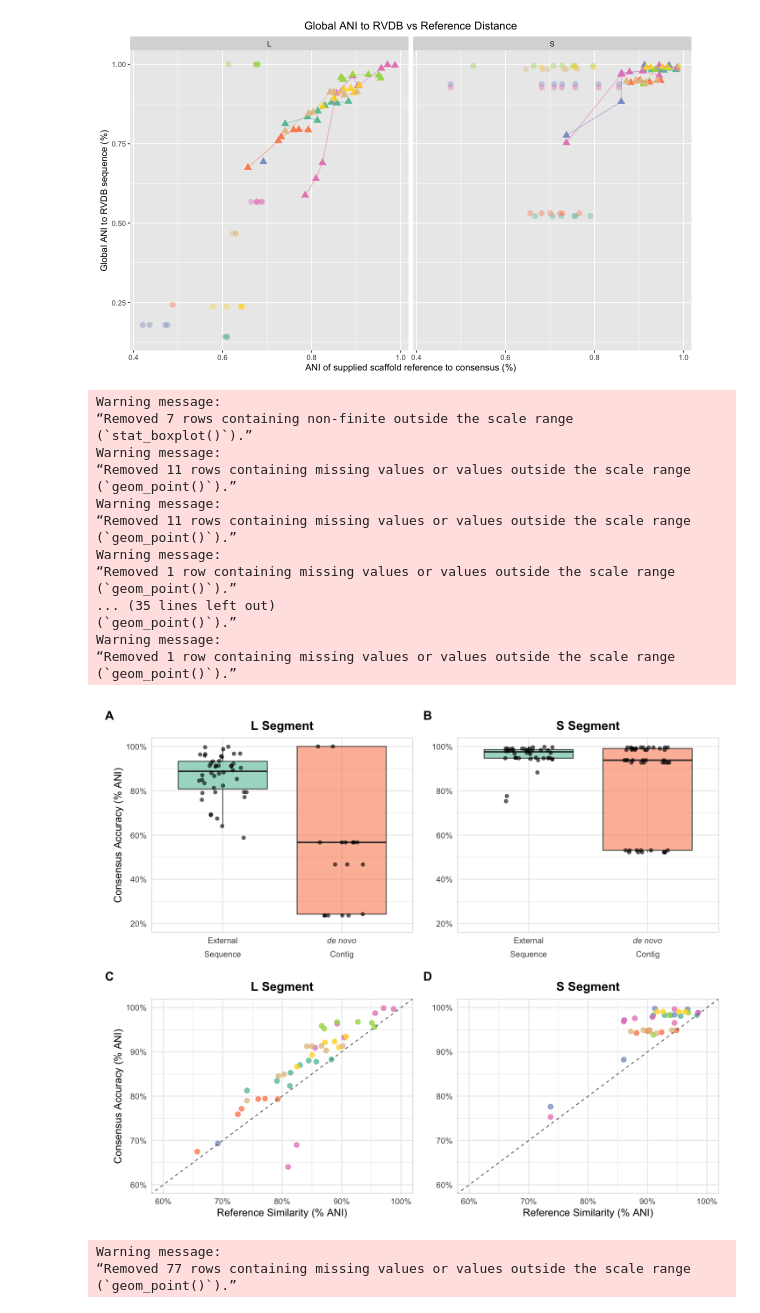
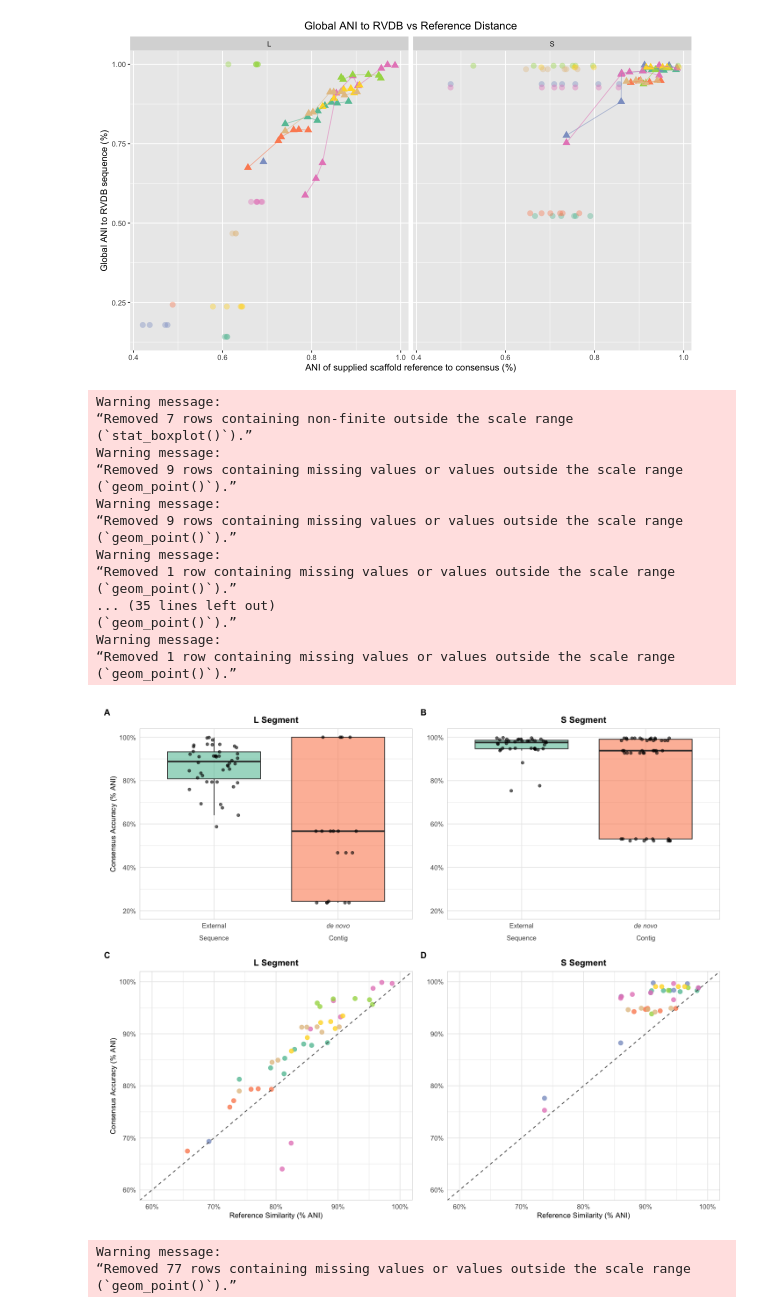
Before and after one commit to Joon-Klaps/nf-core-viralmetagenome-manuscript, a Jupyter notebook: analysis/benchmarking/S3_reference_scaffolding/03_plotting.ipynb, the cells around one changed output. Saved outputs shown, nothing was run; the diff lists cells and outputs as text; code cells hidden in the pictures.

Commit message:
fixing references & update text for more clarity

```diff
--- a/analysis/benchmarking/S3_reference_scaffolding/03_plotting.ipynb
+++ b/analysis/benchmarking/S3_reference_scaffolding/03_plotting.ipynb
@@ -255,18 +255,22 @@ plot_consensus <- consensus_vs_reference %>%
     ) %>%
     tidyr::drop_na(fident, matches, alignment_length)
 
-# Define themes
-theme_box <- theme_minimal(base_size = 14) +
+# Define themes with smaller base size
+theme_box <- theme_minimal(base_size = 11) +
     theme(
         legend.position = "none",
-        plot.title = element_text(face = "bold", hjust = 0.5),
+        plot.title = element_text(face = "bold", hjust = 0.5, size = 12),
+        axis.title = element_text(size = 10),
+        axis.text = element_text(size = 9),
         panel.border = element_rect(colour = "grey80", fill = NA)
     )
 
-theme_scatter <- theme_minimal(base_size = 14) +
+theme_scatter <- theme_minimal(base_size = 11) +
     theme(
         legend.position = "none",
-        plot.title = element_text(face = "bold", hjust = 0.5),
+        plot.title = element_text(face = "bold", hjust = 0.5, size = 12),
+        axis.title = element_text(size = 10),
+        axis.text = element_text(size = 9),
         panel.border = element_rect(colour = "grey80", fill = NA)
     )
 
@@ -274,21 +278,21 @@ theme_scatter <- theme_minimal(base_size = 14) +
 pA <- ggplot(filter(plot_consensus, segment == "L Segment"),
              aes(x = scaffold_type, y = matches / alignment_length, fill = scaffold_type)) +
     geom_boxplot(alpha = 0.6, outlier.shape = NA) +
-    geom_jitter(width = 0.2, size = 2, alpha = 0.6) +
+    geom_jitter(width = 0.2, size = 1.5, alpha = 0.6) +
     scale_fill_manual(values = c("GenBank Sequence" = "#66c2a5", "denovo Contig" = "#fc8d62")) +
     scale_y_continuous(labels = scales::percent_format(accuracy = 1), limits = c(0.2, 1)) +
     scale_x_discrete(labels = c(
         "GenBank Sequence" = expression(atop("External", "Sequence")),
         "denovo Contig" = expression(atop(italic("de novo"), "Contig"))
     )) +
-    labs(title = "L Segment", x = NULL, y = "Consensus ANI to Baseline (%)") +
+    labs(title = "L Segment", x = NULL, y = "Consensus Accuracy (% ANI)") +
     theme_box
 
 # Plot B: S Segment Boxplot
 pB <- ggplot(filter(plot_consensus, segment == "S Segment"),
              aes(x = scaffold_type, y = matches / alignment_length, fill = scaffold_type)) +
     geom_boxplot(alpha = 0.6, outlier.shape = NA) +
-    geom_jitter(width = 0.2, size = 2, alpha = 0.6) +
+    geom_jitter(width = 0.2, size = 1.5, alpha = 0.6) +
     scale_fill_manual(values = c("GenBank Sequence" = "#66c2a5", "denovo Contig" = "#fc8d62")) +
     scale_y_continuous(labels = scales::percent_format(accuracy = 1), limits = c(0.2, 1)) +
     scale_x_discrete(labels = c(
@@ -301,52 +305,53 @@ pB <- ggplot(filter(plot_consensus, segment == "S Segment"),
 # Plot C: L Segment Scatter
 pC <- ggplot(filter(plot_consensus, segment == "L Segment", scaffold_type == "GenBank Sequence"),
              aes(x = fident, y = matches / alignment_length, color = sample)) +
-    geom_point(size = 3, alpha = 0.8) +
+    geom_point(size = 2.5, alpha = 0.8) +
     geom_abline(slope = 1, intercept = 0, color = "grey30", linetype = "dashed", linewidth = 0.5) +
     scale_color_brewer(palette = "Set2") +
     scale_x_continuous(labels = scales::percent_format(accuracy = 1), limits = c(0.6, 1)) +
     scale_y_continuous(labels = scales::percent_format(accuracy = 1), limits = c(0.6, 1)) +
-    labs(title = "L Segment", x = "Reference ANI to Baseline (%)", y = "Consensus ANI to Baseline (%)") +
+    labs(title = "L Segment", x = "Reference Similarity (% ANI)", y = "Consensus Accuracy (% ANI)") +
     theme_scatter
 
 # Plot D: S Segment Scatter
 pD <- ggplot(filter(plot_consensus, segment == "S Segment", scaffold_type == "GenBank Sequence"),
              aes(x = fident, y = matches / alignment_length, color = sample)) +
-    geom_point(size = 3, alpha = 0.8) +
+    geom_point(size = 2.5, alpha = 0.8) +
     geom_abline(slope = 1, intercept = 0, color = "grey30", linetype = "dashed", linewidth = 0.5) +
     scale_color_brewer(palette = "Set2") +
     scale_x_continuous(labels = scales::percent_format(accuracy = 1), limits = c(0.6, 1)) +
     scale_y_continuous(labels = scales::percent_format(accuracy = 1), limits = c(0.6, 1)) +
-    labs(title = "S Segment", x = "Reference ANI to Baseline (%)", y = NULL) +
+    labs(title = "S Segment", x = "Reference Similarity (% ANI)", y = NULL) +
     theme_scatter
 
-# Combine using patchwork
+# Combine using patchwork with adjusted heights
 p <- ((pA | pB) / (pC | pD)) +
+        plot_layout(heights = c(1, 1.2)) +
         plot_annotation(tag_levels = 'A') &
-        theme(plot.tag = element_text(face = "bold"))
+        theme(plot.tag = element_text(face = "bold", size = 12))
 
 p
-ggsave("./images/fig2.png", p, width = 12, height = 10, dpi = 300)
-ggsave("../../../Fig/fig2.png", p, width = 12, height = 10, dpi = 300)
+ggsave("./images/fig2.png", p, width = 10, height = 6, dpi = 300)
+ggsave("../../../Fig/fig2.png", p, width = 10, height = 6, dpi = 300)
 # %% [output]
 Warning message:
 “Removed 7 rows containing non-finite outside the scale range
 (`stat_boxplot()`).”
 Warning message:
-“Removed 11 rows containing missing values or values outside the scale range
+“Removed 9 rows containing missing values or values outside the scale range
 (`geom_point()`).”
 Warning message:
-“Removed 11 rows containing missing values or values outside the scale range
+“Removed 9 rows containing missing values or values outside the scale range
 (`geom_point()`).”
 Warning message:
 “Removed 1 row containing missing values or values outside the scale range
 (`geom_point()`).”
 ... (35 lines left out)
 (`geom_point()`).”
 Warning message:
 “Removed 1 row containing missing values or values outside the scale range
 (`geom_point()`).”
-[figure, old version]
+[figure, new version]
 # %%
 ggplot(consensus_vs_reference, aes(x=fident, y=comparable_sites/alignment_length, color=sample, shape=is_external_reference_scaffold)) +
     geom_point(size=3) +
```
Also changed, not shown: 14 other files.
